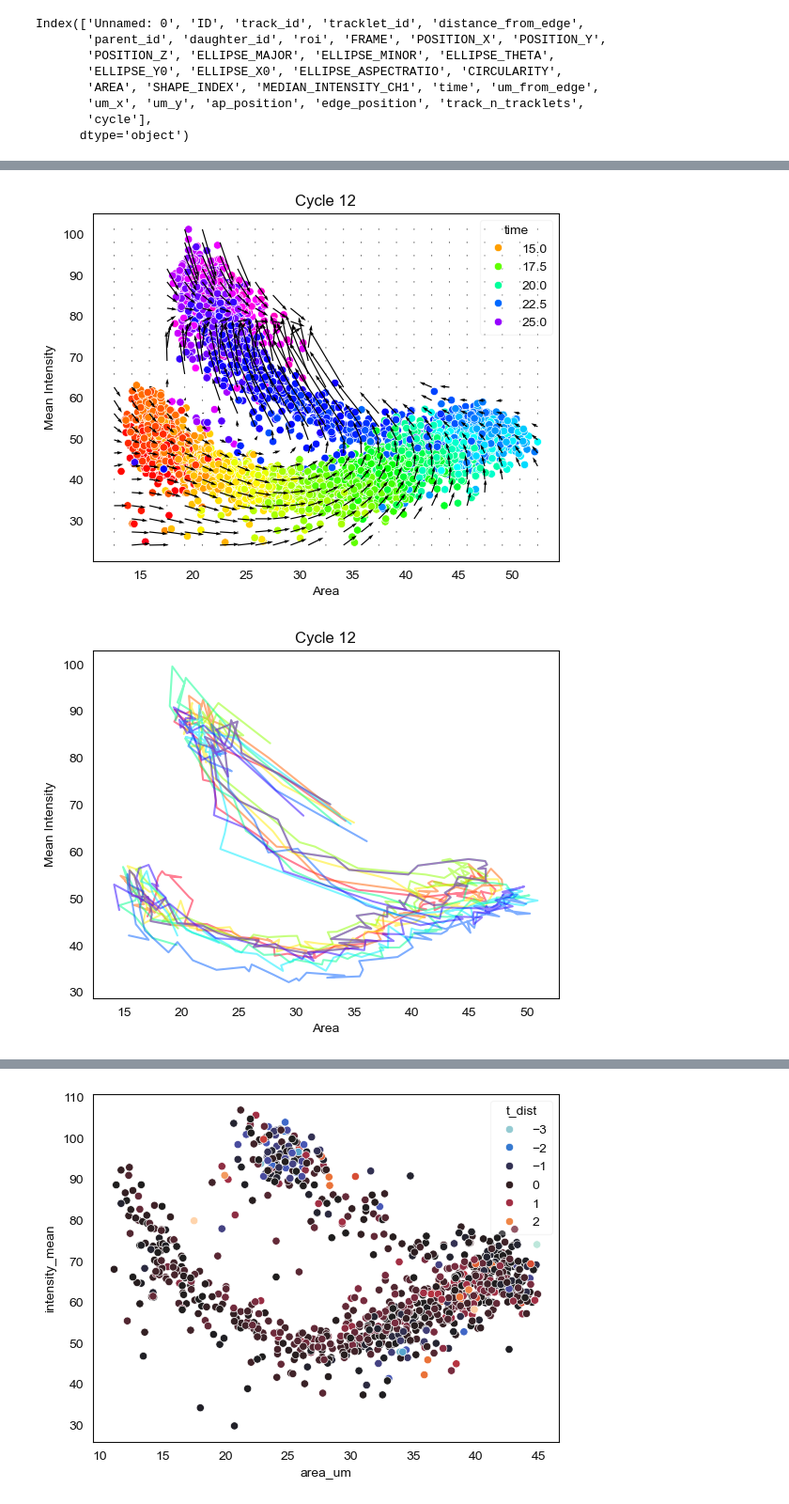
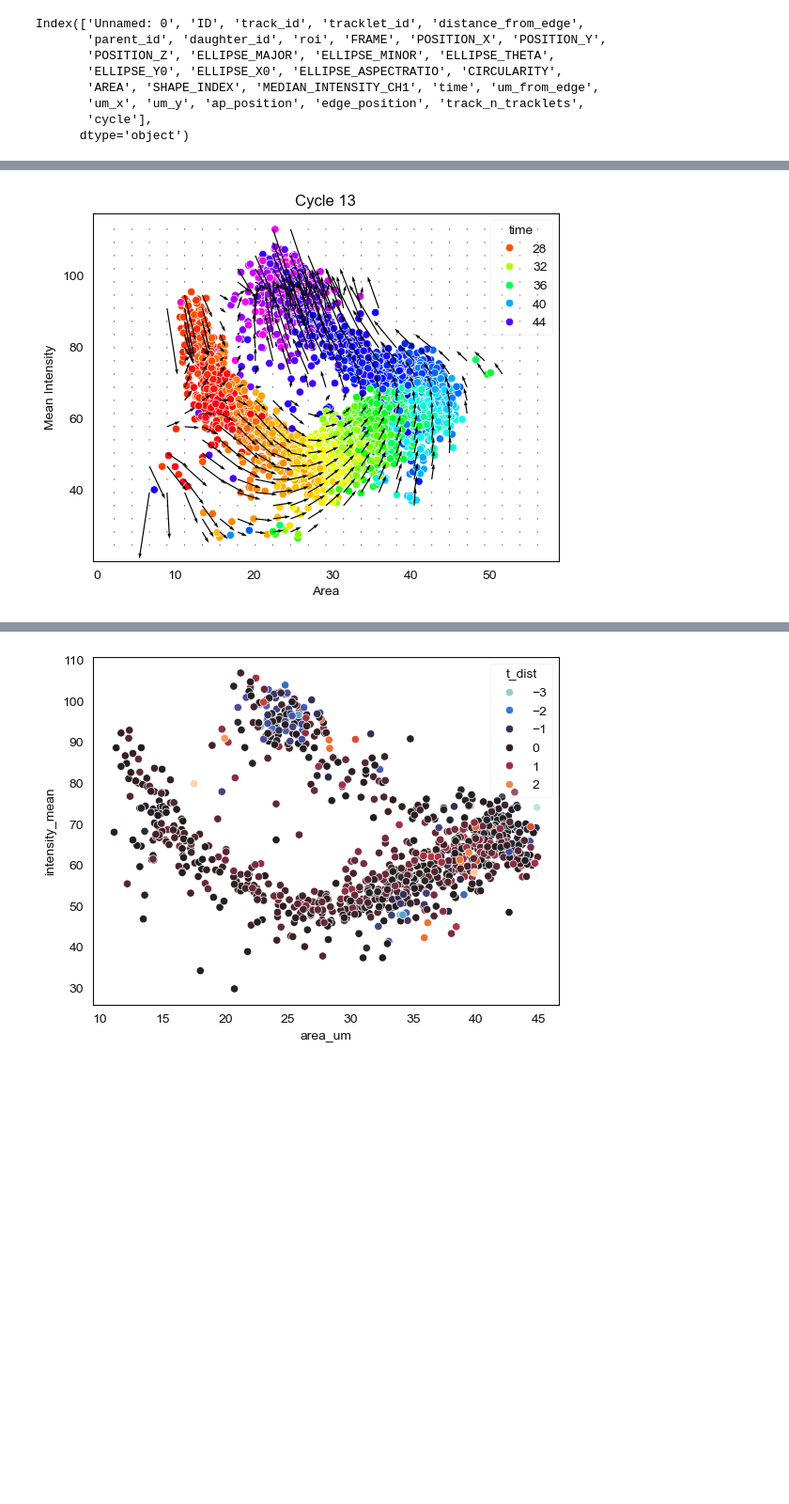
Before and after one commit to Harrison-Oatman/NucleiTracking, a Jupyter notebook: notebooks/multiple_embryo_analysis.ipynb, the cells around one changed output, grey strips where cells are left out. Shown at 94% size. Drawn from its saved outputs; the diff is of its cells as text; code cells hidden in the pictures; blank space fills up the shorter version.

```diff
--- a/notebooks/multiple_embryo_analysis.ipynb
+++ b/notebooks/multiple_embryo_analysis.ipynb
@@ -158,7 +332,7 @@ for i, spot in tqdm(ft_spot.iterrows()):
 # %%
 from scipy.spatial.distance import cdist
 
-cycle = 12
+cycle = 13
 spot_cycle = ft_spot[ft_spot["cycle"]==cycle].copy()
 
 spot_cycle["intensity_next"] = spot_cycle["daughter_id"].map(spot_cycle.set_index("ID")["intensity_mean"]) - spot_cycle["intensity_mean"]
@@ -168,60 +342,31 @@ sample = spot_cycle.sample(5000)
 sample = sample.dropna()
 
 x_min, x_max = spot_cycle["area_um"].min(), spot_cycle["area_um"].max()
 y_min, y_max = spot_cycle["intensity_mean"].min(), spot_cycle["intensity_mean"].max()
 k = 25
 xy, yx = np.meshgrid(np.linspace(x_min, x_max, k), np.linspace(y_min, y_max, k))
 dis = cdist(sample[["area_um", "intensity_mean"]], np.c_[xy.ravel(), yx.ravel()])
 weight = np.exp(-dis**2 / 8**2)
 weightsum = weight.sum(axis=0)
 weight = weight / weight.sum(axis=0)
 
 # multiply each weight by the intensity_next
 intensity_next = np.dot(sample["intensity_next"], weight)
 area_next = np.dot(sample["area_next"], weight)
 
 threshold = 2
 intensity_next[dis.min(axis=0) > threshold] = 0
 area_next[dis.min(axis=0) > threshold] = 0
 # plt.hist(dis.min(axis=0), bins=25)
 # plt.show()
 
 fig, ax = plt.subplots()
 sns.scatterplot(sample, x="area_um", y="intensity_mean", hue="time", palette="gist_rainbow", ax=ax)
 plt.quiver(xy, yx, area_next, intensity_next)
 plt.title(f"Cycle {cycle}")
 plt.xlabel("Area")
 plt.ylabel("Mean Intensity")
 plt.savefig(plotpath / f"cycle_{cycle}_intensity_quiver.png")
 plt.show()
-
-def moving_average(a, k=3):
-    return np.convolve(a, np.ones(k), "valid") / k
-
-fig1, ax1 = plt.subplots()
-fig2, ax2 = plt.subplots()
-cmap = plt.get_cmap("gist_rainbow")
-n=10
-for i, t in enumerate(spot_cycle["tracklet_id"].sample(n)):
-    if t == 0:
-        continue
-    area = spot_cycle[spot_cycle["tracklet_id"] == t]["area_um"]
-    intensity = spot_cycle[spot_cycle["tracklet_id"] == t]["intensity_mean"]
-    ax1.plot(area, intensity, color=cmap(i/n), alpha=0.5)
-
-    area = moving_average(area, 3)
-    intensity = moving_average(intensity, 3)
-
-    ax2.plot(area, intensity, color=cmap(i/n), alpha=0.5)
-ax1.set_title(f"Cycle {cycle}")
-ax1.set_xlabel("Area")
-ax1.set_ylabel("Mean Intensity")
-ax2.set_title(f"Cycle {cycle} moving average (3)")
-ax2.set_xlabel("Area")
-ax2.set_ylabel("Mean Intensity")
-fig1.savefig(plotpath / f"cycle_{cycle}_intensity_raw.png")
-fig2.savefig(plotpath / f"cycle_{cycle}_intensity_movingavg.png")
-plt.show()
 # %% [output]
-[figure, old version]
+[figure, new version]
-[figure, removed]
```
Also changed, not shown: parts of 7 cells of this notebook.
